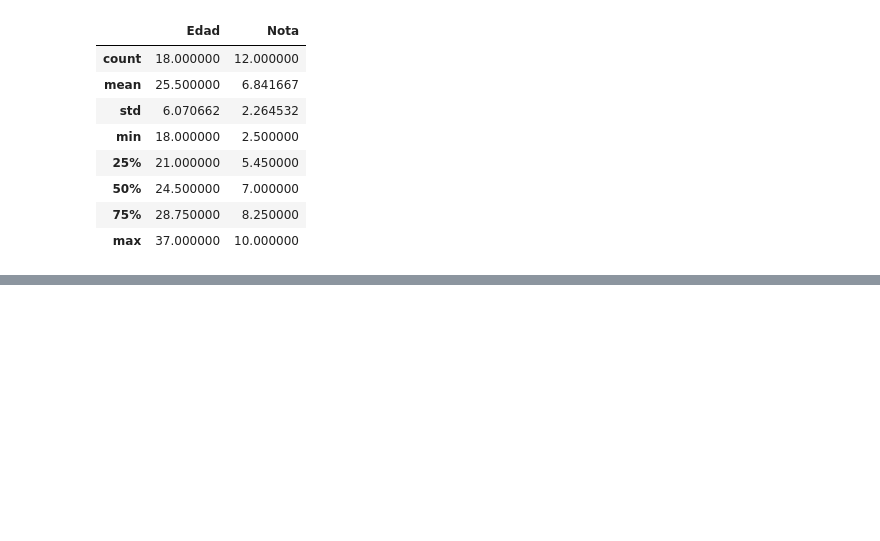
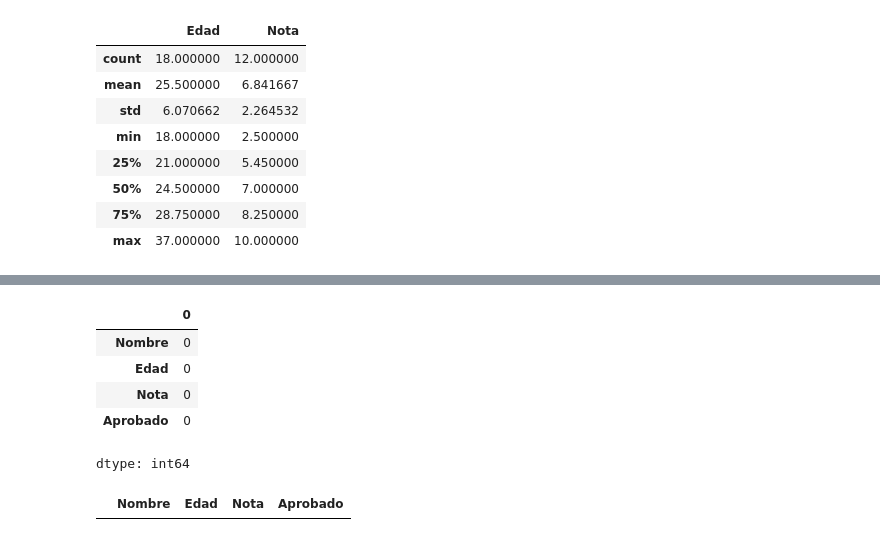
Before and after one commit to Franciscopd15/Bibliotecas_Python_FJPD, a Jupyter notebook: Desafio_Curso_Pandas.ipynb, the cells around one changed output, grey strips where cells are left out. Cells and saved outputs as stored; diff of their text form; code cells hidden in the pictures; blank space fills up the shorter version.

```diff
--- a/Desafio_Curso_Pandas.ipynb
+++ b/Desafio_Curso_Pandas.ipynb
@@ -44,0 +61,11 @@ alumnos.describe()
+# %%
+alumnos.interpolate(inplace=True)
+# %%
+alumnos.isnull().sum()
+# %% [output]
+|  | 0 |
+| Nombre | 0 |
+| Edad | 0 |
+| Nota | 0 |
+| Aprobado | 0 |
+dtype: int64
@@ -44,0 +76,5 @@ alumnos.describe()
+# %%
+seleccion = alumnos['Aprobado'] == True
+alumnos[seleccion]
+# %% [output]
+|  | Nombre | Edad | Nota | Aprobado |
```
Also changed, not shown: parts of 5 cells of this notebook.
